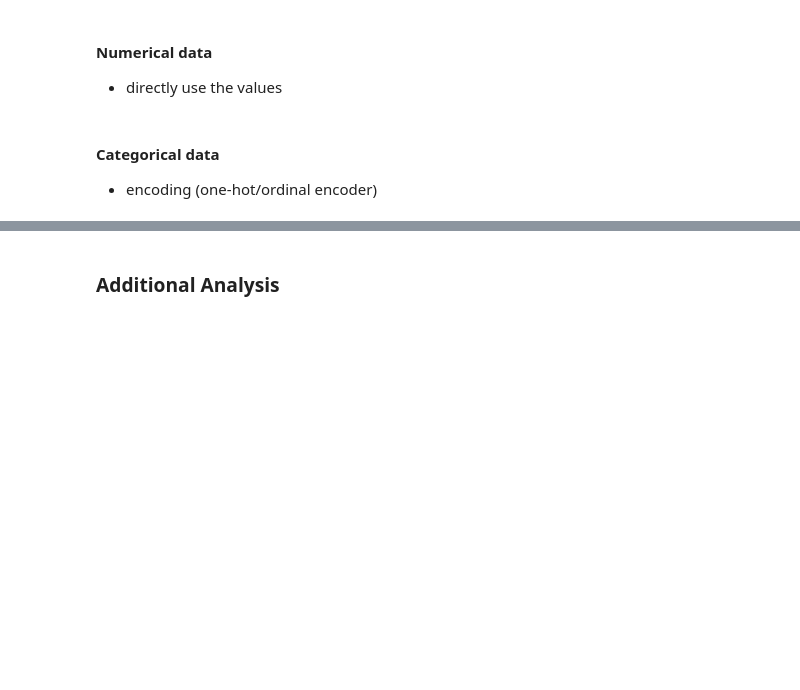
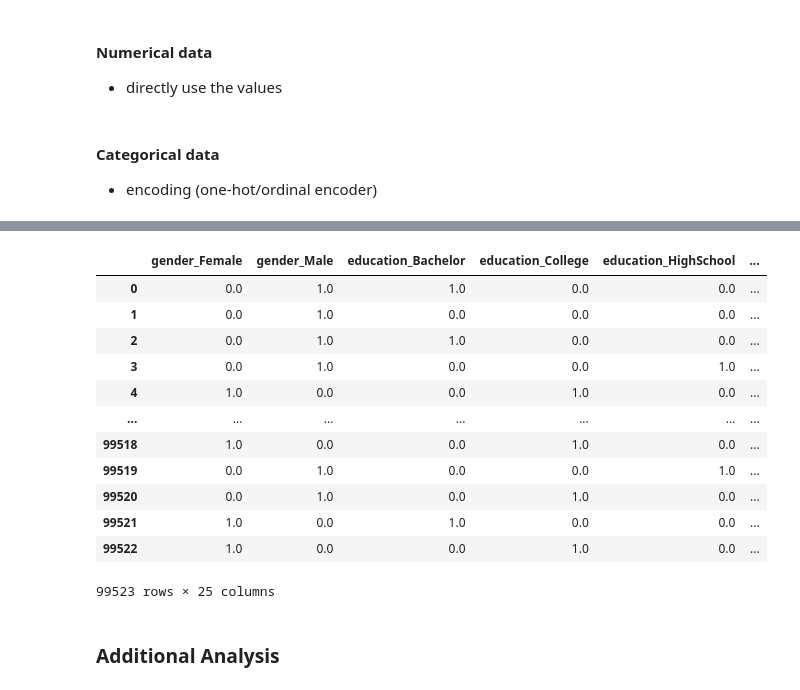
Before and after one commit to MACS-33002/macs-33002-2024s-WanniiY, a Jupyter notebook: P1_EDA.ipynb, the cells around one changed output, grey strips where cells are left out. Saved outputs shown, nothing was run; the diff lists cells and outputs as text; code cells hidden in the pictures; blank space fills up the shorter version.

```diff
--- a/P1_EDA.ipynb
+++ b/P1_EDA.ipynb
@@ -306,12 +311,10 @@ sns.histplot(df['satisfaction_score'])
 [figure]
 # %%
 # We took 5 as a thershold, when satisfaction_score>5, it's considered as satisfied, when <5 it's considered as unsatisfied
-def categorize_satisfaction(score):
-    if df['satisfaction_score'].all() < 5:
-        return 'not satisfied'
-    else:
-        return 'satisfied'
+conditions = [df['satisfaction_score'] < 5, df['satisfaction_score'] >= 5]
+values = ['unsatisified', 'satisfied']
 
-df['satisfaction_category'] = df[['satisfaction_score']].apply(categorize_satisfaction)
-df['satisfaction_category'].head()
+# Use numpy.where() to set values based on conditions
+df['satisfaction_category'] = np.where(conditions[0], values[0], np.where(conditions[1], values[1], np.nan))
+df['satisfaction_category'].head(30)
 # %% [output]
@@ -650,3 +417,27 @@ pd.DataFrame(ohe.transform(df[['purchase_frequency']]).toarray().astype(int),col
+# %%
+# rename columns so we can analyze them later
+col_names = []
+for i in range(len(ohe_col)):
+    for j in ohe.categories_[i]:
+        col_names.append(ohe_col[i] + '_' + str(j))
+
+names_dict = {i:col_names[i] for i in range(len(col_names))}
+ohe_features.rename(columns=names_dict, inplace=True)
+ohe_features
+# %% [output]
+|  | gender_Female | gender_Male | education_Bachelor | education_College | education_HighSchool | ... |
+| 0 | 0.0 | 1.0 | 1.0 | 0.0 | 0.0 | ... |
+| 1 | 0.0 | 1.0 | 0.0 | 0.0 | 0.0 | ... |
+| 2 | 0.0 | 1.0 | 1.0 | 0.0 | 0.0 | ... |
+| 3 | 0.0 | 1.0 | 0.0 | 0.0 | 1.0 | ... |
+| 4 | 1.0 | 0.0 | 0.0 | 1.0 | 0.0 | ... |
+| ... | ... | ... | ... | ... | ... | ... |
+| 99518 | 1.0 | 0.0 | 0.0 | 1.0 | 0.0 | ... |
+| 99519 | 0.0 | 1.0 | 0.0 | 0.0 | 1.0 | ... |
+| 99520 | 0.0 | 1.0 | 0.0 | 1.0 | 0.0 | ... |
+| 99521 | 1.0 | 0.0 | 1.0 | 0.0 | 0.0 | ... |
+| 99522 | 1.0 | 0.0 | 0.0 | 1.0 | 0.0 | ... |
+99523 rows × 25 columns
 # %% [markdown]
 ### Additional Analysis
 # %% [markdown]
```
Also changed, not shown: parts of 44 cells of this notebook.
